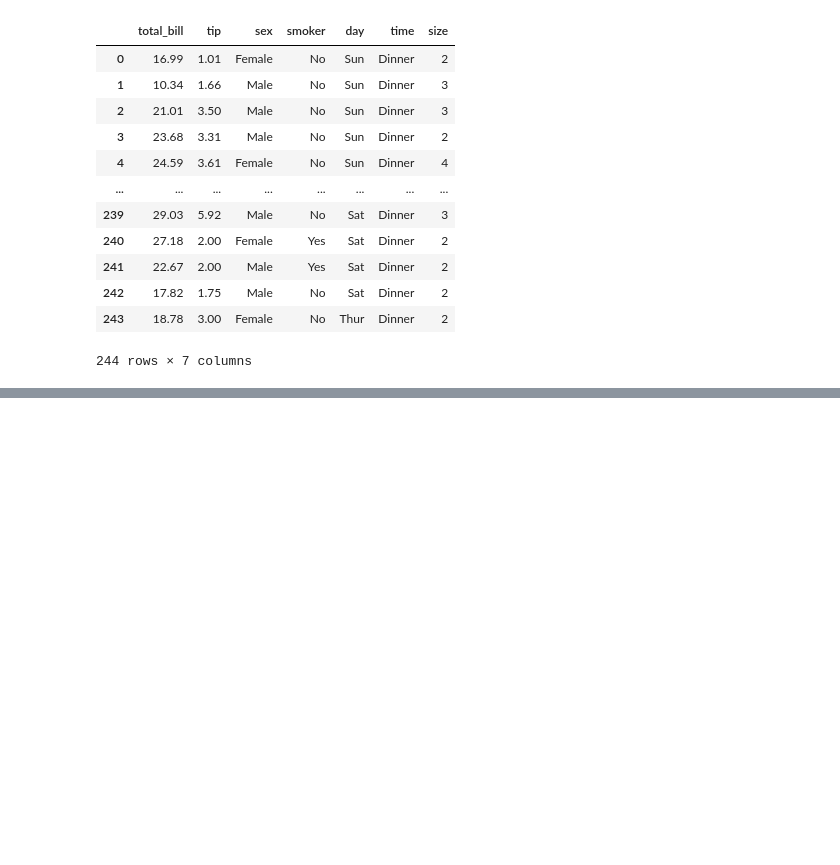
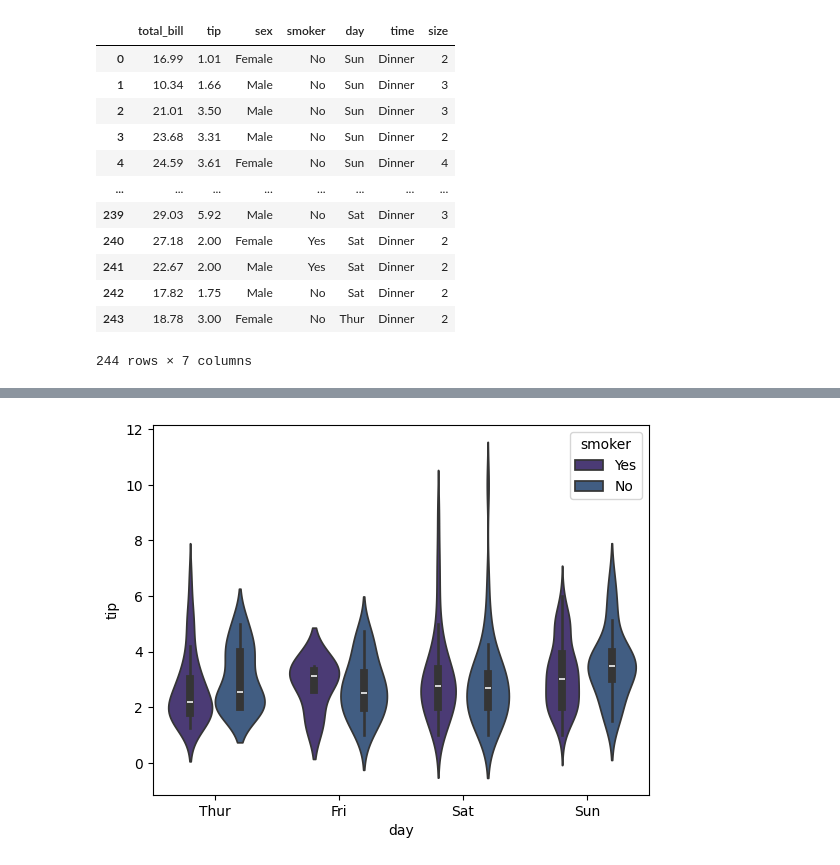
Before and after one commit to barathsrinatha-jpg/Data-Science, a Jupyter notebook: Code/30thMay2026.ipynb, the cells around one changed output, grey strips where cells are left out. Cells and saved outputs as stored; diff of their text form; code cells hidden in the pictures; blank space fills up the shorter version.

```diff
--- a/Code/30thMay2026.ipynb
+++ b/Code/30thMay2026.ipynb
@@ -30,0 +63,6 @@ plt.show()
+# %%
+sns.set_palette('viridis')
+sns.violinplot(x='day',y='tip',data=df,hue='smoker')
+plt.show()
+# %% [output]
+[figure, added]
```
Also changed, not shown: parts of 24 cells of this notebook.
